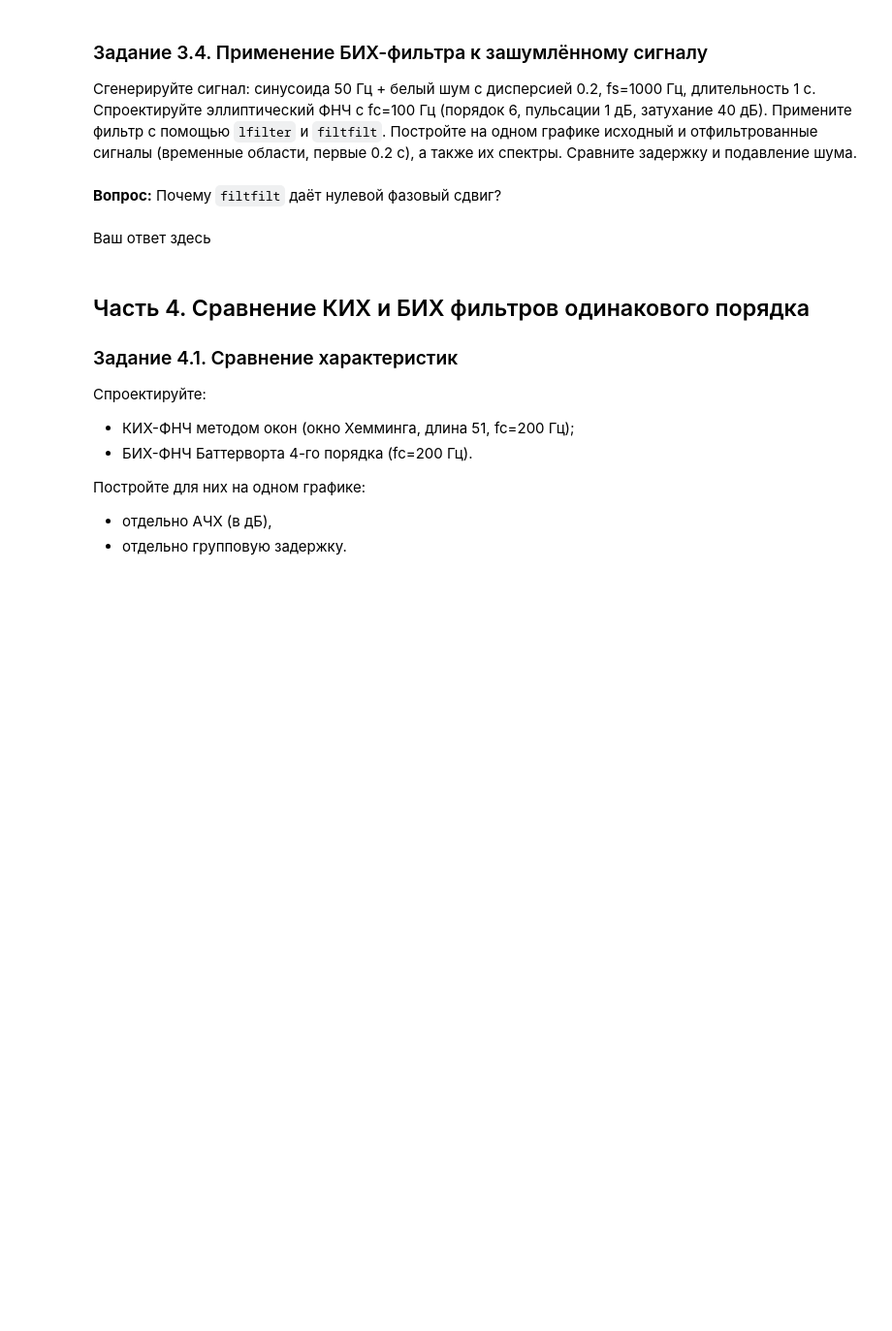
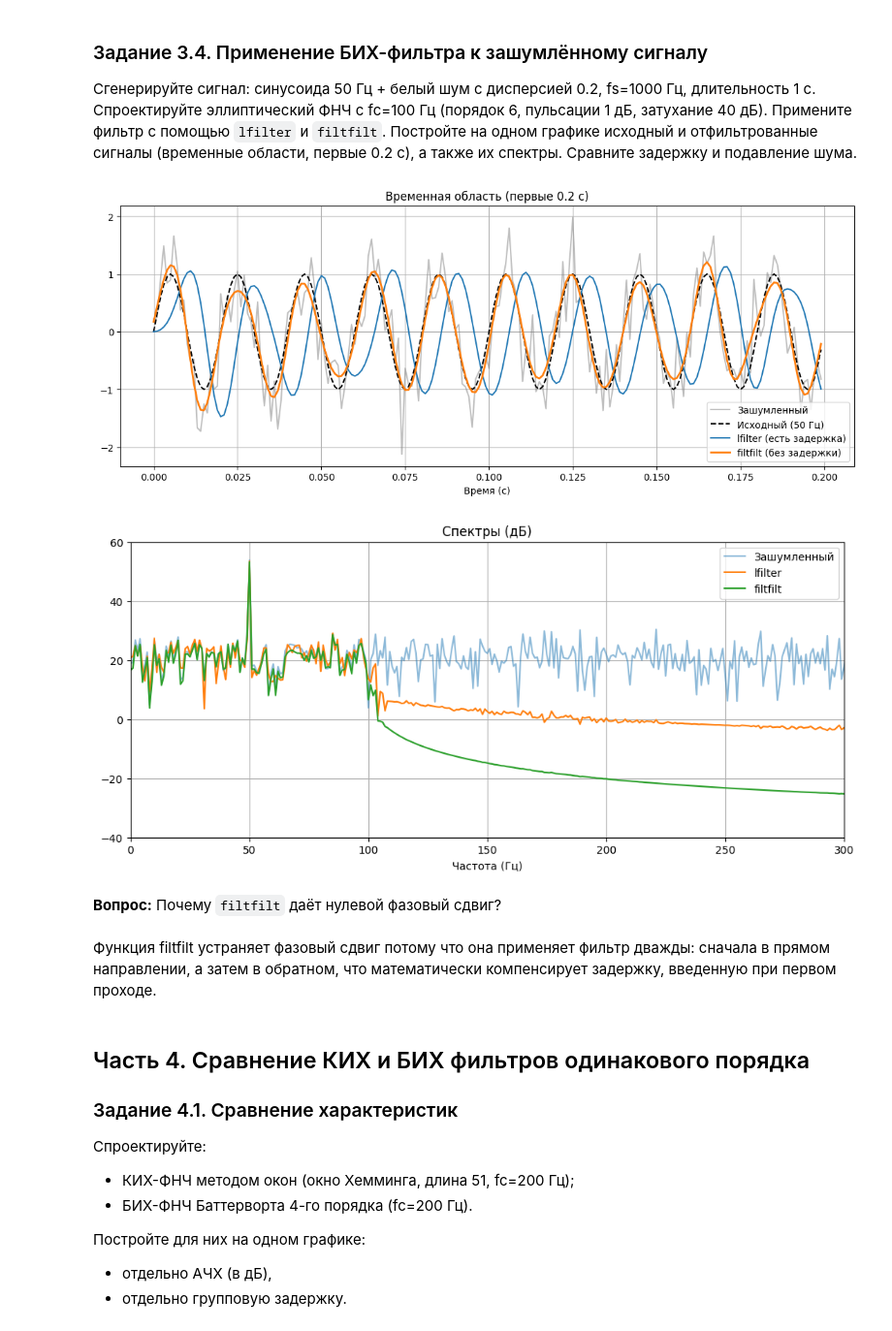
Before and after one commit to ilya-agafonov/dsp-seminars, a Jupyter notebook: seminars/6_Agafonov.ipynb, the cells around one changed output. Shown at 97% size. Drawn from its saved outputs; the diff is of its cells as text; code cells hidden in the pictures; blank space fills up the shorter version.

```diff
--- a/seminars/6_Agafonov.ipynb
+++ b/seminars/6_Agafonov.ipynb
@@ -366,7 +473,42 @@ plt.show()
+# %%
+np.random.seed(42)
+x_clean = np.sin(2 * np.pi * 50 * t)
+noise = np.sqrt(0.2) * np.random.randn(len(t))
+x_noisy = x_clean + noise
+
+b_el, a_el = signal.ellip(6, 1, 40, 100, btype='low', fs=fs)
+y_lfilt = signal.lfilter(b_el, a_el, x_noisy)
+y_filtfilt = signal.filtfilt(b_el, a_el, x_noisy)
+
+plt.figure(figsize=(14, 5))
+plt.plot(t[:200], x_noisy[:200], label='Зашумленный', color='gray', alpha=0.5)
+plt.plot(t[:200], x_clean[:200], label='Исходный (50 Гц)', color='black', ls='--')
+plt.plot(t[:200], y_lfilt[:200], label='lfilter (есть задержка)')
+plt.plot(t[:200], y_filtfilt[:200], label='filtfilt (без задержки)', lw=2)
+plt.title('Временная область (первые 0.2 с)')
+plt.xlabel('Время (с)')
+plt.legend()
+plt.grid(True)
+plt.show()
+
+plt.figure(figsize=(12, 5))
+plt.plot(freqs, 20 * np.log10(np.abs(np.fft.rfft(x_noisy)) + 1e-12), label='Зашумленный', alpha=0.5)
+plt.plot(freqs, 20 * np.log10(np.abs(np.fft.rfft(y_lfilt)) + 1e-12), label='lfilter')
+plt.plot(freqs, 20 * np.log10(np.abs(np.fft.rfft(y_filtfilt)) + 1e-12), label='filtfilt')
+plt.title('Спектры (дБ)')
+plt.xlabel('Частота (Гц)')
+plt.xlim(0, 300)
+plt.ylim(-40, 60)
+plt.legend()
+plt.grid(True)
+plt.show()
+# %% [output]
+[figure, added]
+[figure, added]
 # %% [markdown]
 **Вопрос:** Почему `filtfilt` даёт нулевой фазовый сдвиг?
-# %% [markdown]
-Ваш ответ здесь
+# %% [markdown]
+Функция filtfilt устраняет фазовый сдвиг потому что она применяет фильтр дважды: сначала в прямом направлении, а затем в обратном, что математически компенсирует задержку, введенную при первом проходе.
 # %% [markdown]
 ## Часть 4. Сравнение КИХ и БИХ фильтров одинакового порядка
 
```
Also changed, not shown: parts of 21 cells of this notebook.
